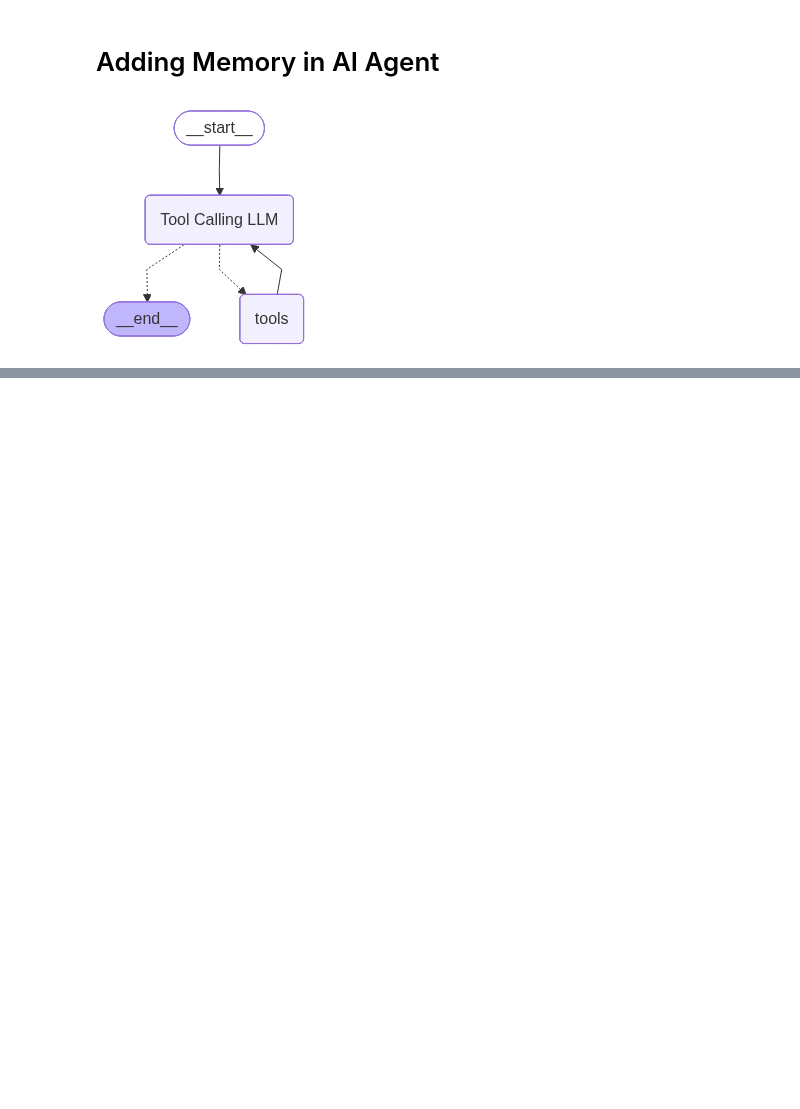
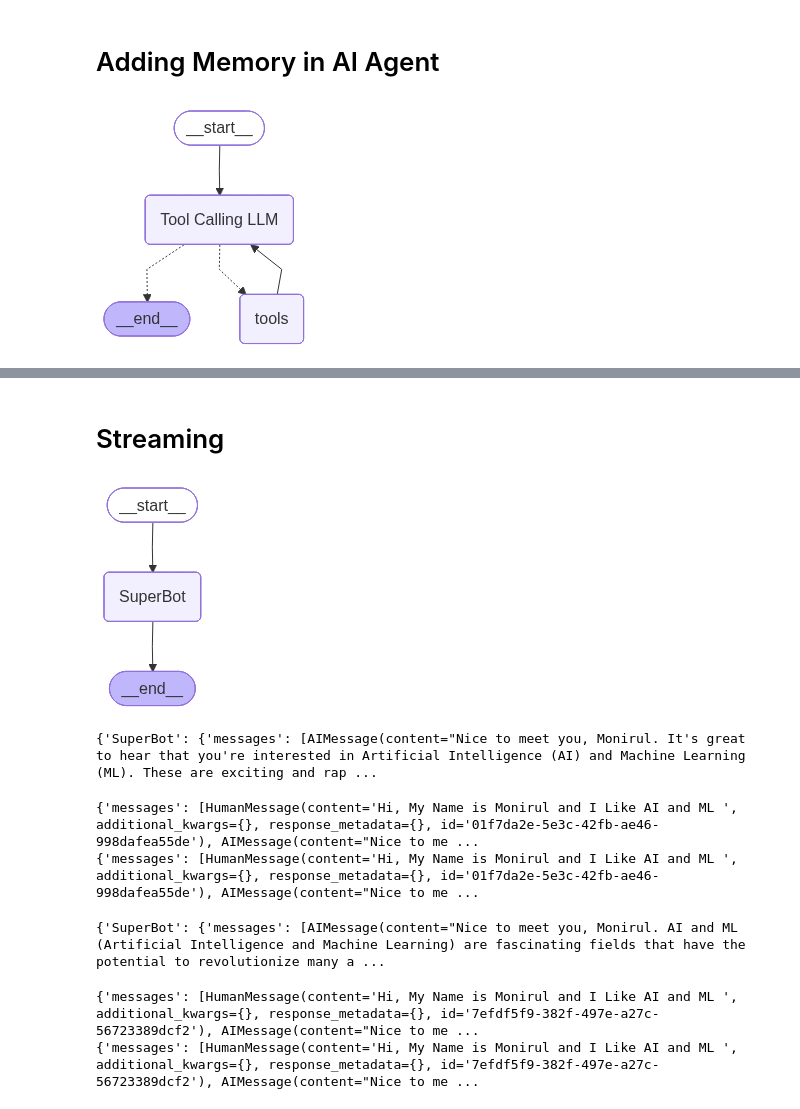
Before and after one commit to monirul8888/Agentic-AI-Systems, a Jupyter notebook: 1-BasicChatbot/1-BasicChatbot.ipynb, the cells around one changed output, grey strips where cells are left out. Cells and saved outputs as stored; diff of their text form; code cells hidden in the pictures; blank space fills up the shorter version.

```diff
--- a/1-BasicChatbot/1-BasicChatbot.ipynb
+++ b/1-BasicChatbot/1-BasicChatbot.ipynb
@@ -534,0 +537,61 @@ Your name is MoniRuL.
+# %% [markdown]
+# Streaming
+# %%
+from langgraph.checkpoint.memory import MemorySaver
+memory = MemorySaver()
+# %%
+def superBot(state: State):
+    return {
+        "messages":[llm.invoke(state["messages"])]
+    }
+# %%
+graph = StateGraph(State)
+
+graph.add_node("SuperBot", superBot)
+graph.add_edge(START, "SuperBot")
+graph.add_edge("SuperBot", END)
+
+graph_builder = graph.compile(checkpointer=memory)
+
+
+from IPython.display import Image, display
+
+display(Image(graph_builder.get_graph().draw_mermaid_png()))
+# %% [output]
+[figure, added]
+# %%
+config = {
+    "configurable": {
+        "thread_id": "1"
+    }
+}
+
+for chunk in graph_builder.stream({"messages": "Hi, My Name is Monirul and I Like AI and ML "}, config , stream_mode="updates"):
+    print(chunk)
+# %% [output]
+{'SuperBot': {'messages': [AIMessage(content="Nice to meet you, Monirul. It's great to hear that you're interested in Artificial Intelligence (AI) and Machine Learning (ML). These are exciting and rap ...
+# %%
+
+
+for chunk in graph_builder.stream({"messages": "Hi, My Name is Monirul and I Like AI and ML "}, config , stream_mode="values"):
+    print(chunk)
+# %% [output]
+{'messages': [HumanMessage(content='Hi, My Name is Monirul and I Like AI and ML ', additional_kwargs={}, response_metadata={}, id='01f7da2e-5e3c-42fb-ae46-998dafea55de'), AIMessage(content="Nice to me ...
+{'messages': [HumanMessage(content='Hi, My Name is Monirul and I Like AI and ML ', additional_kwargs={}, response_metadata={}, id='01f7da2e-5e3c-42fb-ae46-998dafea55de'), AIMessage(content="Nice to me ...
+# %%
+config = {
+    "configurable": {
+        "thread_id": "5"
+    }
+}
+
+for chunk in graph_builder.stream({"messages": "Hi, My Name is Monirul and I Like AI and ML "}, config , stream_mode="updates"):
+    print(chunk)
+# %% [output]
+{'SuperBot': {'messages': [AIMessage(content="Nice to meet you, Monirul. AI and ML (Artificial Intelligence and Machine Learning) are fascinating fields that have the potential to revolutionize many a ...
+# %%
+for chunk in graph_builder.stream({"messages": "I also Like Algorithms"}, config , stream_mode="values"):
+    print(chunk)
+# %% [output]
+{'messages': [HumanMessage(content='Hi, My Name is Monirul and I Like AI and ML ', additional_kwargs={}, response_metadata={}, id='7efdf5f9-382f-497e-a27c-56723389dcf2'), AIMessage(content="Nice to me ...
+{'messages': [HumanMessage(content='Hi, My Name is Monirul and I Like AI and ML ', additional_kwargs={}, response_metadata={}, id='7efdf5f9-382f-497e-a27c-56723389dcf2'), AIMessage(content="Nice to me ...
```
Also changed, not shown: parts of 17 cells of this notebook, 1 other file.
